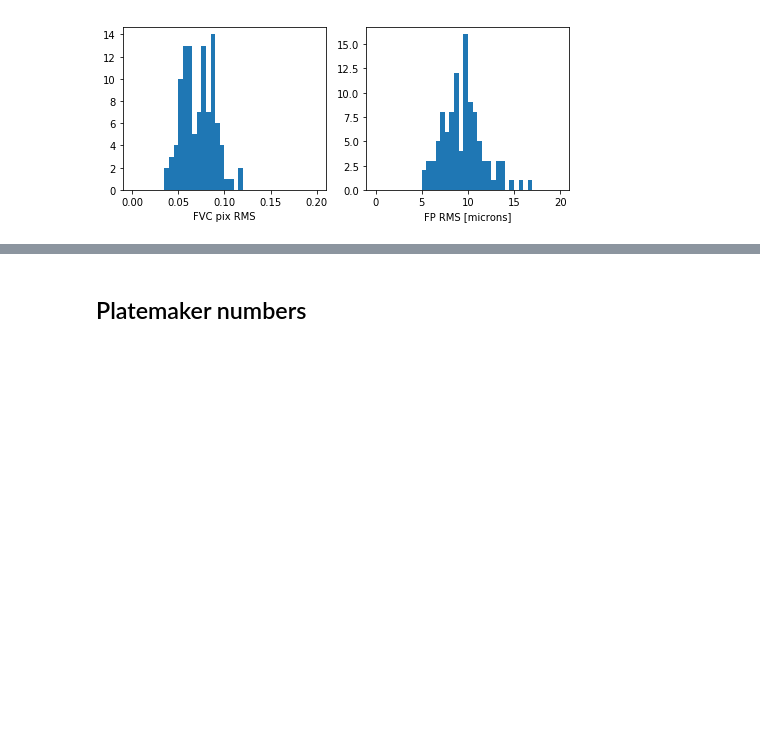
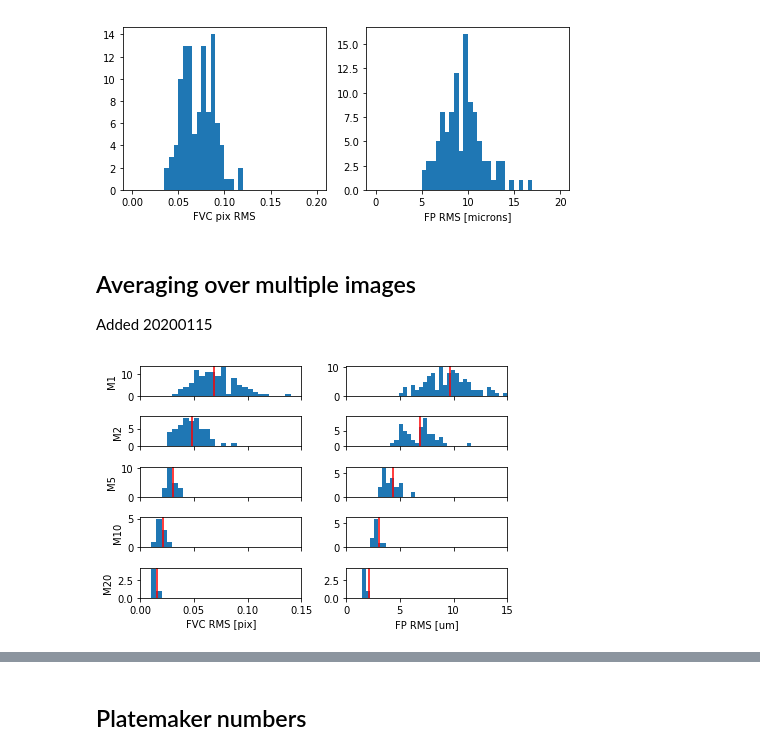
Before and after one commit to desihub/desicmx, a Jupyter notebook: analysis/fvc/stability/FVC-Stability-20200107.ipynb, the cells around one changed output, grey strips where cells are left out. Cells and saved outputs as stored; diff of their text form; code cells hidden in the pictures; blank space fills up the shorter version.

```diff
--- a/analysis/fvc/stability/FVC-Stability-20200107.ipynb
+++ b/analysis/fvc/stability/FVC-Stability-20200107.ipynb
@@ -316,3 +316,64 @@ xlabel('FP RMS [microns]')
 # %% [output]
 Text(0.5,0,'FP RMS [microns]')
 [figure]
+# %% [markdown]
+## Averaging over multiple images
+
+Added 20200115
+# %%
+#- Subtract per-exposure mean offsets in FVC pixel space
+mdxpix = (dxpix.T - np.mean(dxpix, axis=1)).T
+mdypix = (dxpix.T - np.mean(dxpix, axis=1)).T
+
+pixrms = None
+fprms = None
+
+naverages = [1,2,5,10,20]
+for row, n in enumerate(naverages):
+    dpixrms = list()
+    dfprms = list()
+    for i in range(0, dxpix.shape[0]-n+1, n):
+        tmpdx = np.mean(mdxpix[i:i+n], axis=0)
+        tmpdy = np.mean(mdypix[i:i+n], axis=0)
+        drpix = np.sqrt(tmpdx**2 + tmpdy**2)
+        dpixrms.append(np.sqrt(np.mean(drpix**2)))
+
+        tmpdx = np.mean(dxfp[i:i+n], axis=0)
+        tmpdy = np.mean(dyfp[i:i+n], axis=0)
+        drfp = np.sqrt(tmpdx**2 + tmpdy**2)
+        dfprms.append(1000*np.sqrt(np.mean(drfp**2)))
+
+    #- Fiber View Camera RMS
+    subplot(len(naverages), 2, 2*row+1)
+    hist(dpixrms, 30, (0, 0.15))
+    if pixrms is None:
+        pixrms = np.median(dpixrms)
+
+    axvline(pixrms/np.sqrt(n), color='r')
+
+    ylabel('M{}'.format(n))
+    xlim(0, 0.15)
+    if row == len(naverages)-1:
+        xlabel('FVC RMS [pix]')
+    else:
+        tt = xticks()[0]
+        xticks(tt, ['']*len(tt))
+
+    #- Focal Plane RMS
+    subplot(len(naverages), 2, 2*row+2)
+    hist(dfprms, 40, (0,15))
+    if fprms is None:
+        fprms = np.median(dfprms)
+
+    axvline(fprms/np.sqrt(n), color='r')
+
+    xlim(0, 15)
+    if row == len(naverages)-1:
+        xlabel('FP RMS [um]')
+    else:
+        tt = xticks()[0]
+        xticks(tt, ['']*len(tt))
+
+tight_layout()
+# %% [output]
+[figure, added]
```
Also changed, not shown: parts of 5 cells of this notebook, 2 other files.
